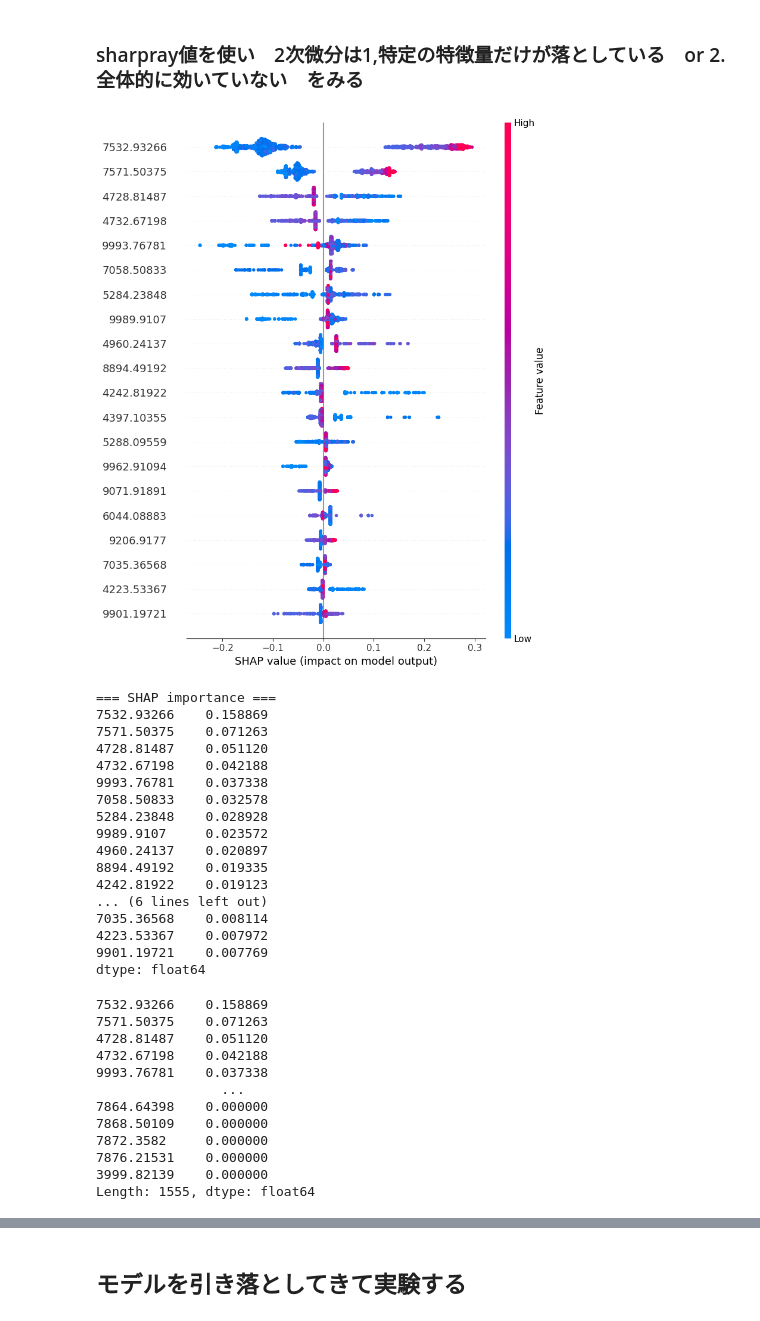
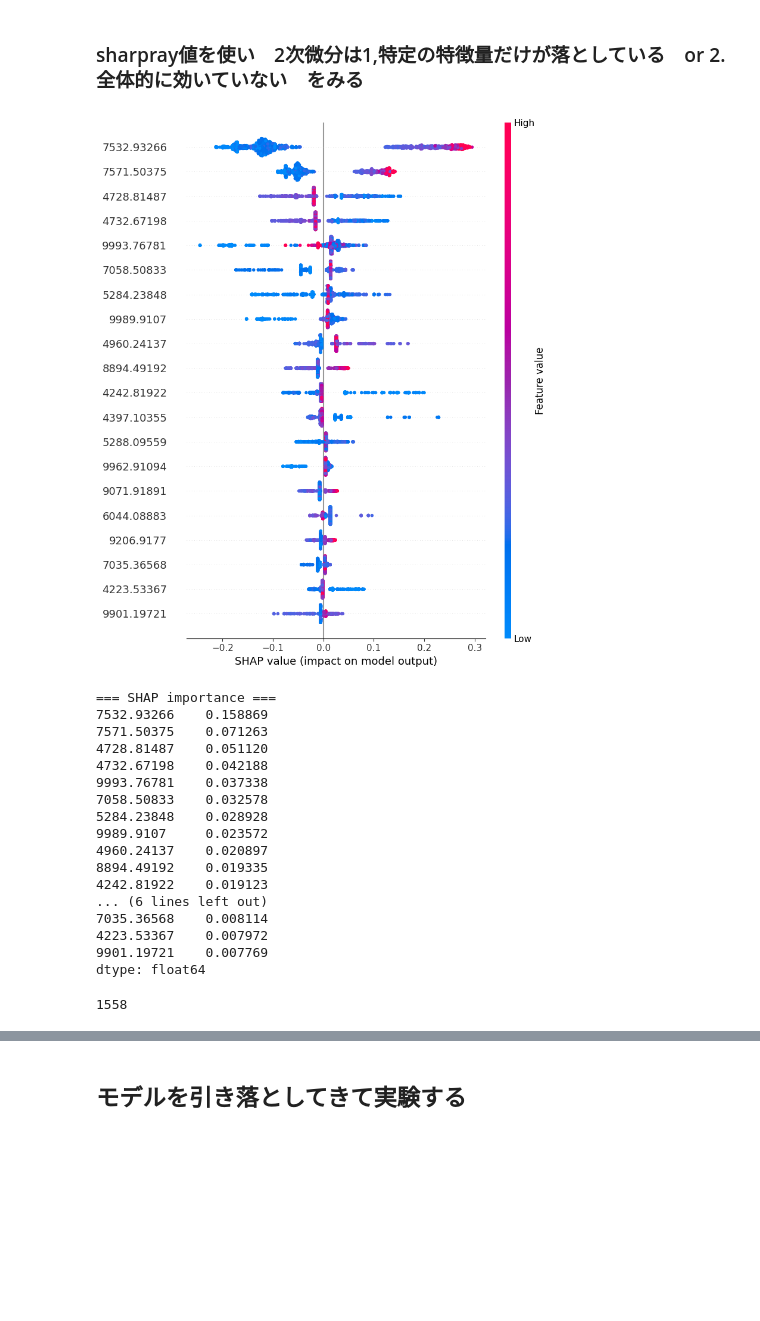
Before and after one commit to natsukacha/timber, a Jupyter notebook: work/one_pipeline.ipynb, the cells around one changed output, grey strips where cells are left out. Saved outputs shown, nothing was run; the diff lists cells and outputs as text; code cells hidden in the pictures; blank space fills up the shorter version.

```diff
--- a/work/one_pipeline.ipynb
+++ b/work/one_pipeline.ipynb
@@ -31,7 +31,7 @@ from ml_pipeline import MoisturePipeline, FullPipelineModel
 pipe = MoisturePipeline(
     use_pca=False,
     use_diff=True,
-    use_conv=False,
+    use_conv=True,
     use_band=True,
     params={
         "verbosity": -1,
@@ -61,13 +63,13 @@ AttributeError: 'int' object has no attribute 'alias'
 # %%
 from ml_pipeline import FeatureEngineer  # 定義している場所からimport
 
 # SHAP可視化
 
-pipe.fe.show_shap(train_data_pl, pipe.model, pipe.feature_cols)
+shap_importance = pipe.fe.show_shap(train_data_pl, pipe.model, pipe.feature_cols)
 
 #pipe.fe.show_shap(train_data_pl, pipe.model, pipe.feature_cols)
 # %% [output]
-[figure, old version]
+[figure, new version]
 === SHAP importance ===
 7532.93266    0.158869
 7571.50375    0.071263
@@ -85,16 +87,8 @@ pipe.fe.show_shap(train_data_pl, pipe.model, pipe.feature_cols)
 4223.53367    0.007972
 9901.19721    0.007769
 dtype: float64
-7532.93266    0.158869
-7571.50375    0.071263
-4728.81487    0.051120
-4732.67198    0.042188
-9993.76781    0.037338
-                ...
-7864.64398    0.000000
-7868.50109    0.000000
-7872.3582     0.000000
-7876.21531    0.000000
-3999.82139    0.000000
-Length: 1555, dtype: float64
+# %%
+len(shap_importance)
+# %% [output]
+1558
 # %%
```
Also changed, not shown: parts of 3 cells of this notebook, 1 other file.
